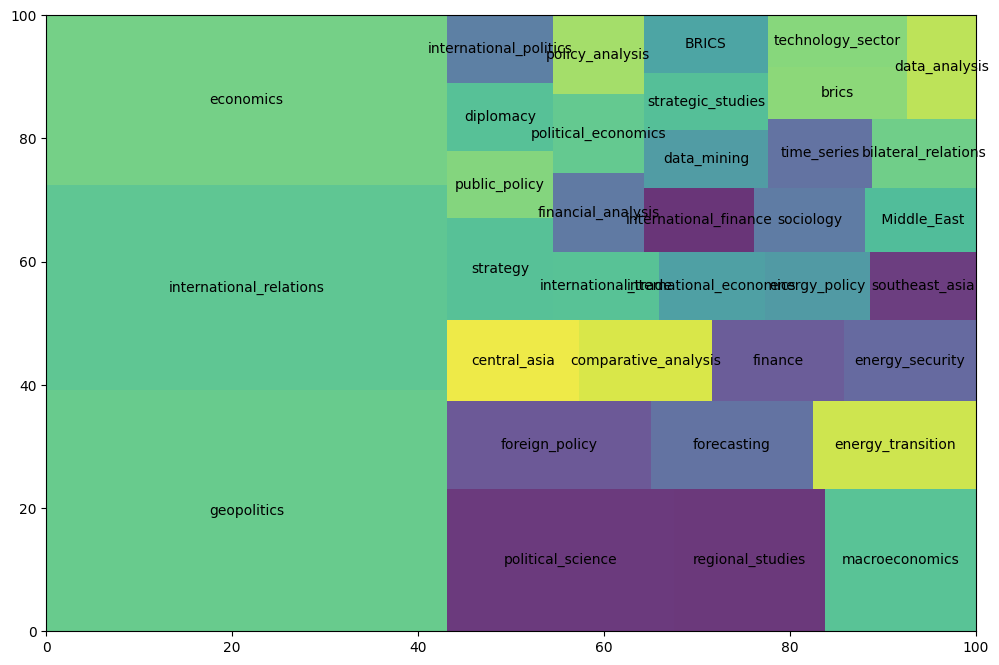
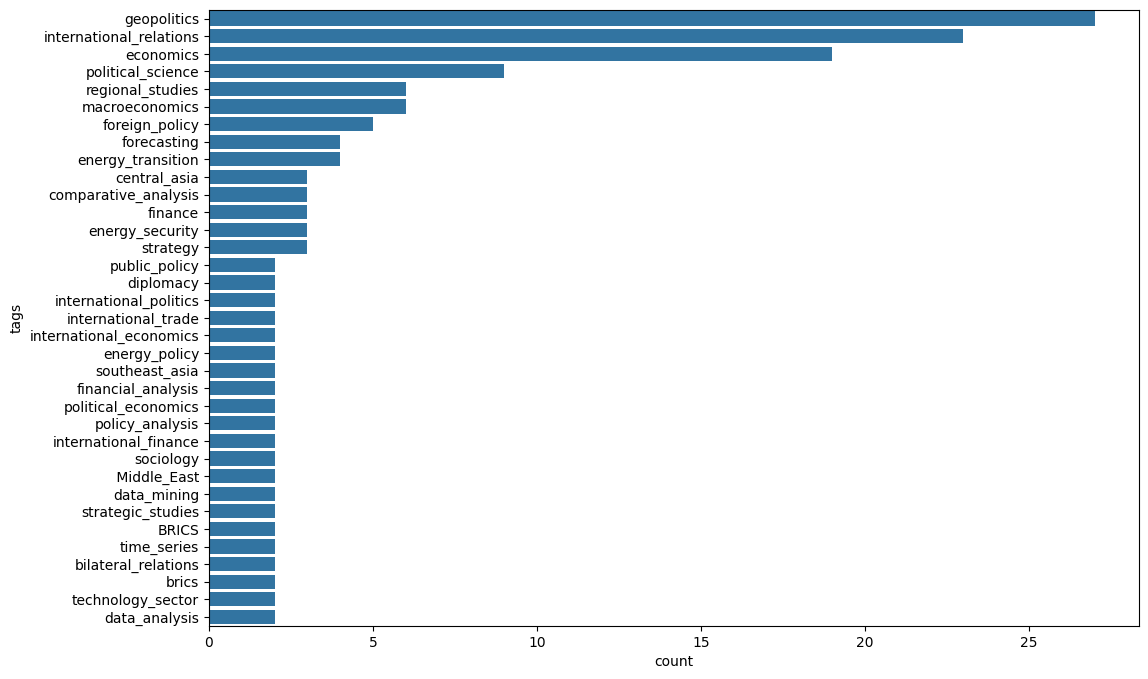
The notebook cell's code change between the first figure and the second:
--- before
+++ after
@@ -1,3 +1,3 @@
 fig = plt.figure(figsize=(12, 8))
 
-squarify.plot(sizes=df_exploded_tags["count"], label=df_exploded_tags["tags"], alpha=0.8)
+sns.barplot(data=df_exploded_tags, x="count", y="tags", orient="h")

Commit: upd